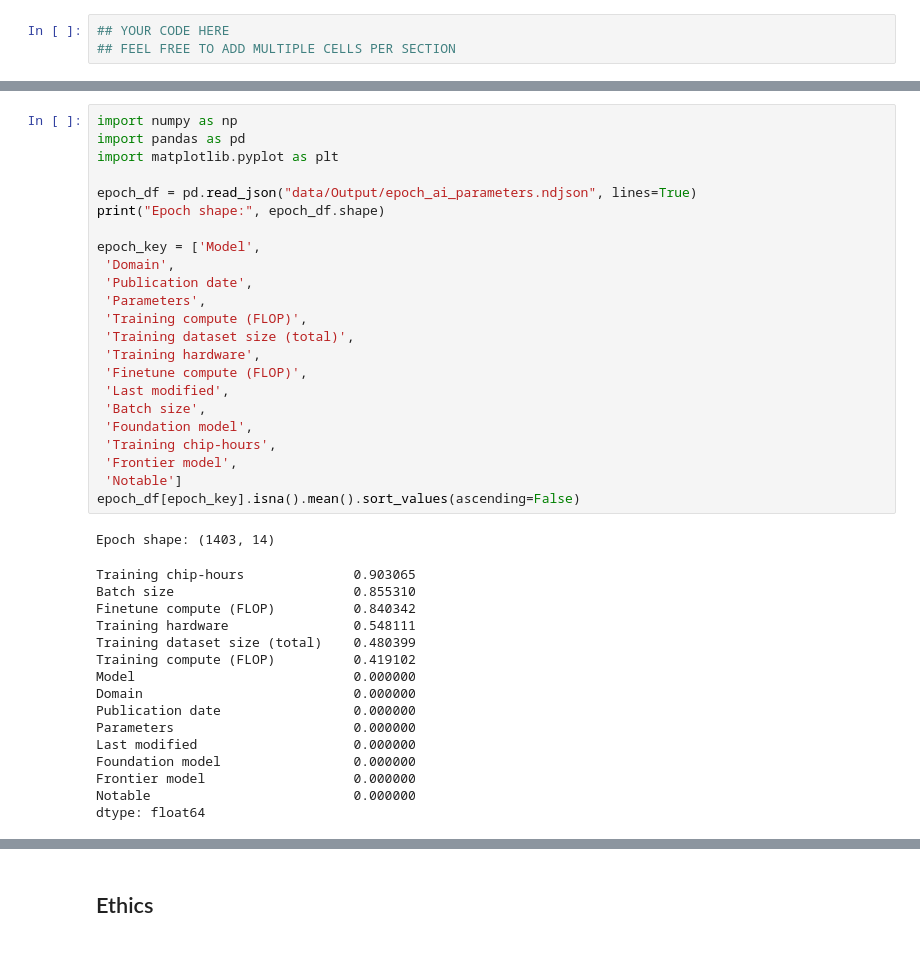
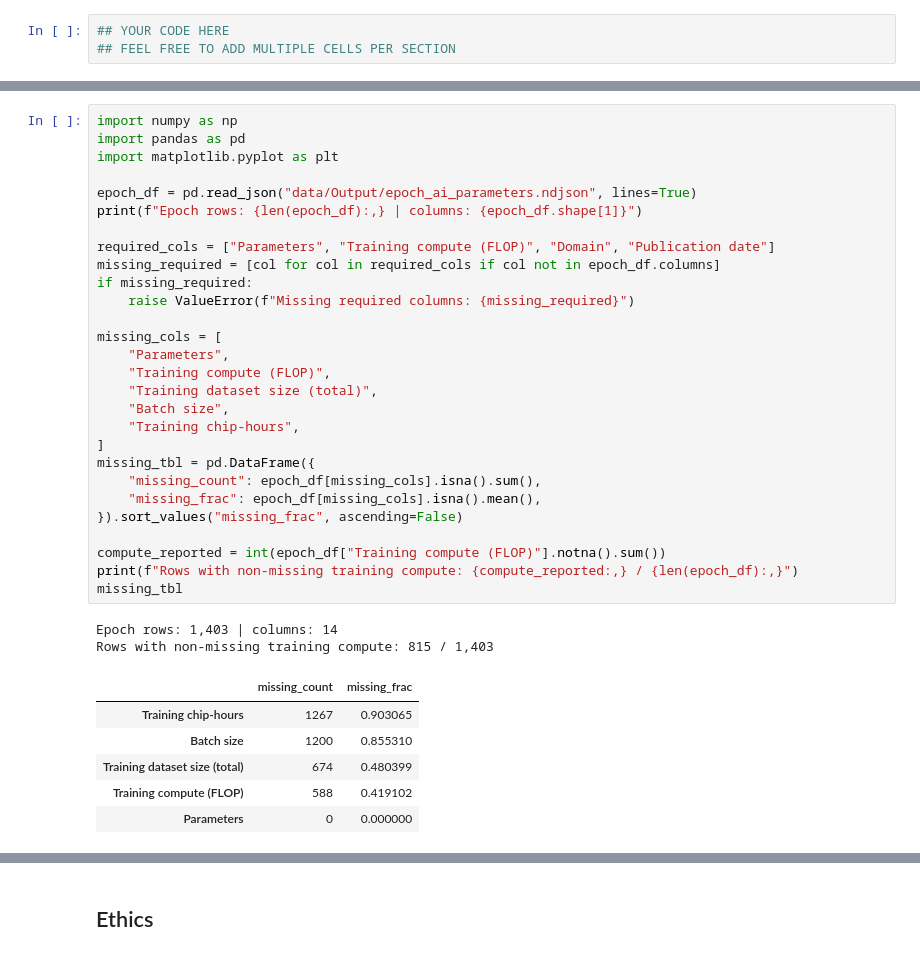
Before and after one commit to COGS108/Group090_WI26, a Jupyter notebook: 02-EDACheckpoint.ipynb, the cells around one changed output, grey strips where cells are left out. Drawn from its saved outputs; the diff is of its cells as text.

```diff
--- a/02-EDACheckpoint.ipynb
+++ b/02-EDACheckpoint.ipynb
@@ -132,40 +93,37 @@ Epoch adds training-side compute metadata. For EDA we:
 # %%
 import numpy as np
 import pandas as pd
 import matplotlib.pyplot as plt
 
 epoch_df = pd.read_json("data/Output/epoch_ai_parameters.ndjson", lines=True)
-print("Epoch shape:", epoch_df.shape)
+print(f"Epoch rows: {len(epoch_df):,} | columns: {epoch_df.shape[1]}")
 
-epoch_key = ['Model',
- 'Domain',
- 'Publication date',
- 'Parameters',
- 'Training compute (FLOP)',
- 'Training dataset size (total)',
- 'Training hardware',
- 'Finetune compute (FLOP)',
- 'Last modified',
- 'Batch size',
- 'Foundation model',
- 'Training chip-hours',
- 'Frontier model',
- 'Notable']
-epoch_df[epoch_key].isna().mean().sort_values(ascending=False)
+required_cols = ["Parameters", "Training compute (FLOP)", "Domain", "Publication date"]
+missing_required = [col for col in required_cols if col not in epoch_df.columns]
+if missing_required:
+    raise ValueError(f"Missing required columns: {missing_required}")
+
+missing_cols = [
+    "Parameters",
+    "Training compute (FLOP)",
+    "Training dataset size (total)",
+    "Batch size",
+    "Training chip-hours",
+]
+missing_tbl = pd.DataFrame({
+    "missing_count": epoch_df[missing_cols].isna().sum(),
+    "missing_frac": epoch_df[missing_cols].isna().mean(),
+}).sort_values("missing_frac", ascending=False)
+
+compute_reported = int(epoch_df["Training compute (FLOP)"].notna().sum())
+print(f"Rows with non-missing training compute: {compute_reported:,} / {len(epoch_df):,}")
+missing_tbl
 # %% [output]
-Epoch shape: (1403, 14)
+Epoch rows: 1,403 | columns: 14
+Rows with non-missing training compute: 815 / 1,403
-Training chip-hours              0.903065
-Batch size                       0.855310
-Finetune compute (FLOP)          0.840342
-Training hardware                0.548111
-Training dataset size (total)    0.480399
-Training compute (FLOP)          0.419102
-Model                            0.000000
-Domain                           0.000000
-Publication date                 0.000000
-Parameters                       0.000000
-Last modified                    0.000000
-Foundation model                 0.000000
-Frontier model                   0.000000
-Notable                          0.000000
-dtype: float64
+|  | missing_count | missing_frac |
+| Training chip-hours | 1267 | 0.903065 |
+| Batch size | 1200 | 0.855310 |
+| Training dataset size (total) | 674 | 0.480399 |
+| Training compute (FLOP) | 588 | 0.419102 |
+| Parameters | 0 | 0.000000 |
```
Also changed, not shown: parts of 14 cells of this notebook.
